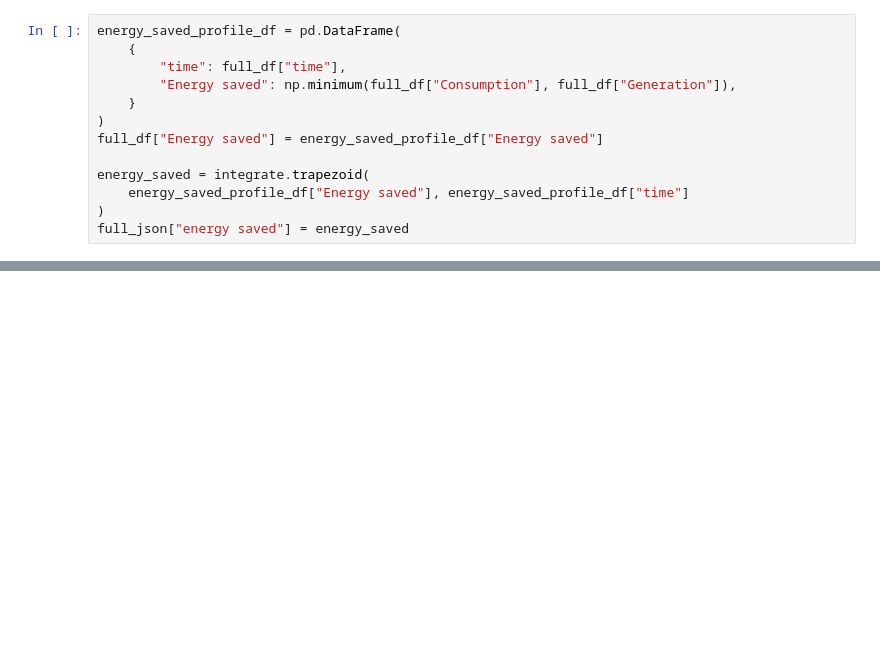
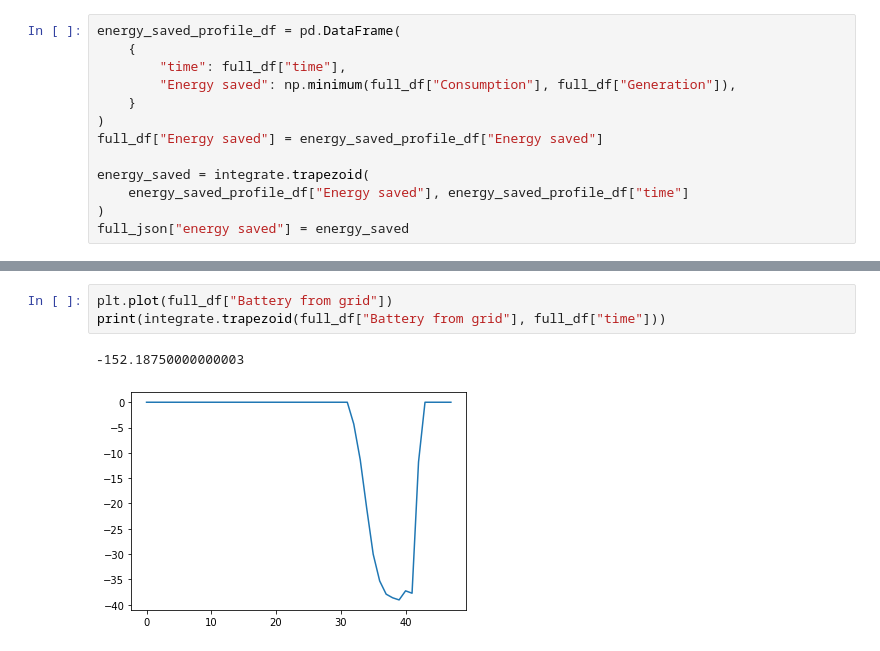
Before and after one commit to AndyBestIsBored/ThaiSolarROICalculation, a Jupyter notebook: calculation.ipynb, the cells around one changed output, grey strips where cells are left out. Saved outputs shown, nothing was run; the diff lists cells and outputs as text; blank space fills up the shorter version.

```diff
--- a/calculation.ipynb
+++ b/calculation.ipynb
@@ -203,0 +284,6 @@ def energy2cost_no_tou(monthly_consumption_kWh):
+# %%
+plt.plot(full_df["Battery from grid"])
+print(integrate.trapezoid(full_df["Battery from grid"], full_df["time"]))
+# %% [output]
+-152.18750000000003
+[figure, added]
```
Also changed, not shown: parts of 25 cells of this notebook, 4 other files.
